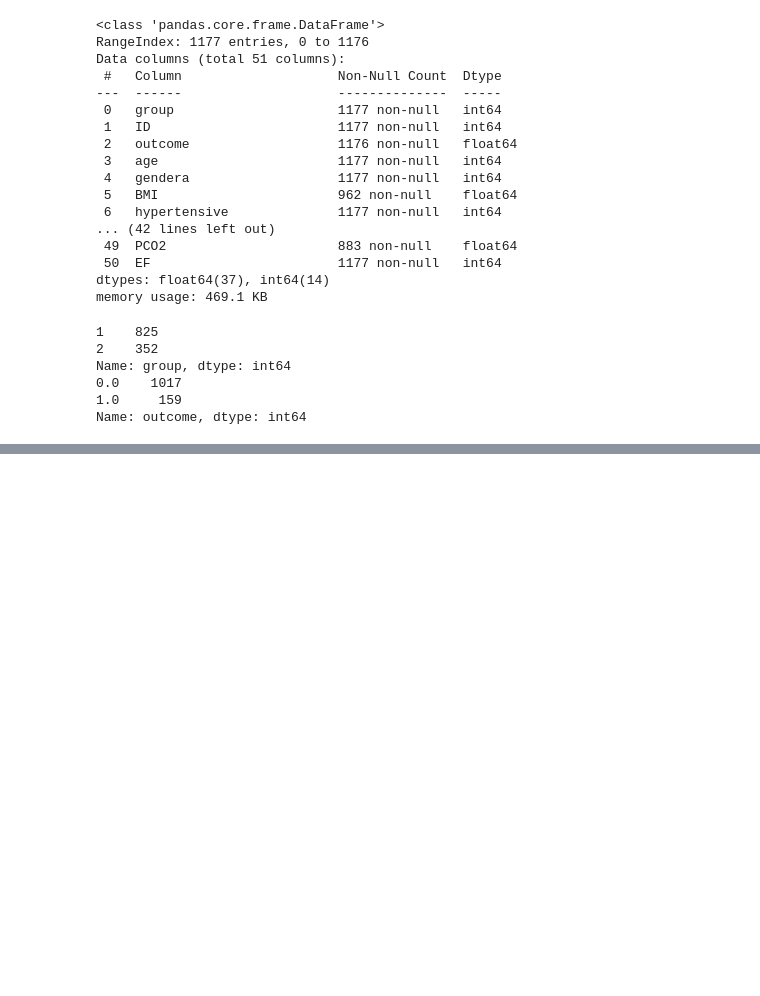
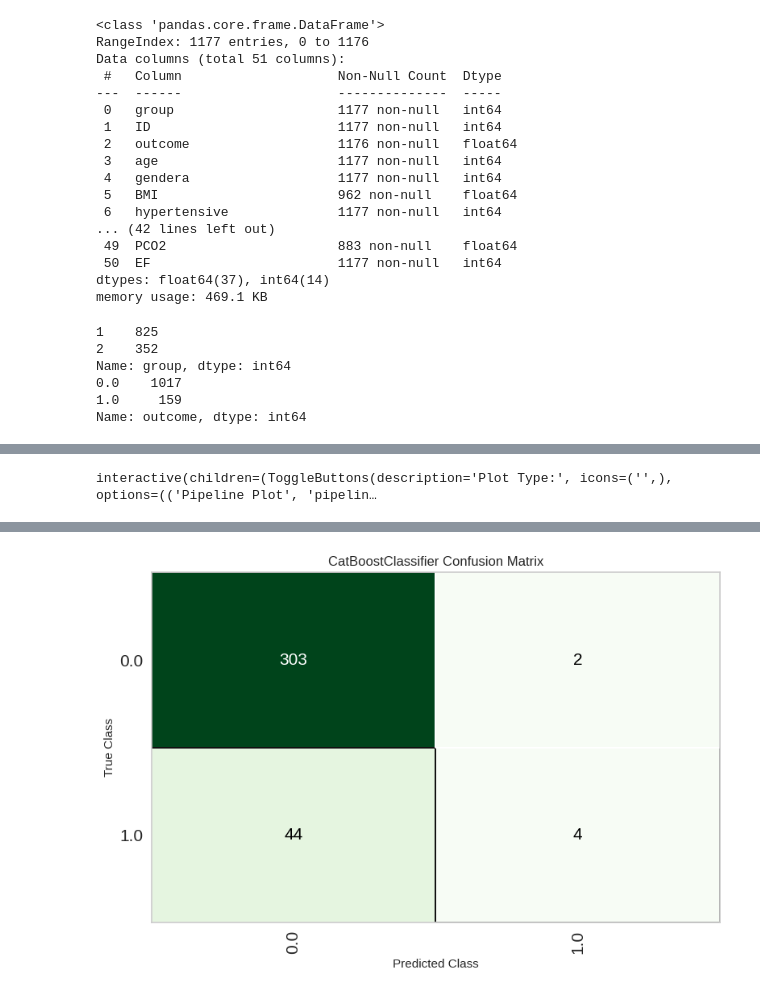
Before and after one commit to okmich/live-manning-projects, a Jupyter notebook: hands-on-practise/automl/pycaret/Hospital Mortality Prediction.ipynb, the cells around one changed output, grey strips where cells are left out. Drawn from its saved outputs; the diff is of its cells as text; code cells hidden in the pictures; blank space fills up the shorter version.

```diff
--- a/hands-on-practise/automl/pycaret/Hospital Mortality Prediction.ipynb
+++ b/hands-on-practise/automl/pycaret/Hospital Mortality Prediction.ipynb
@@ -49,0 +98,3 @@ Name: outcome, dtype: int64
+# %%
+experiment = ClassificationExperiment()
+experiment.setup(data, target = target_label, session_id = 123)
@@ -49,0 +120,2 @@ Name: outcome, dtype: int64
+# %%
+best_model = experiment.compare_models()
@@ -49,0 +141,7 @@ Name: outcome, dtype: int64
+# %%
+experiment.evaluate_model(best_model)
+# %% [output]
+interactive(children=(ToggleButtons(description='Plot Type:', icons=('',), options=(('Pipeline Plot', 'pipelin…
+# %%
+experiment.plot_model(best_model, plot = 'confusion_matrix')
+# %% [output]
@@ -49,0 +149 @@ Name: outcome, dtype: int64
+[figure, added]
```
Also changed, not shown: parts of 16 cells of this notebook.
